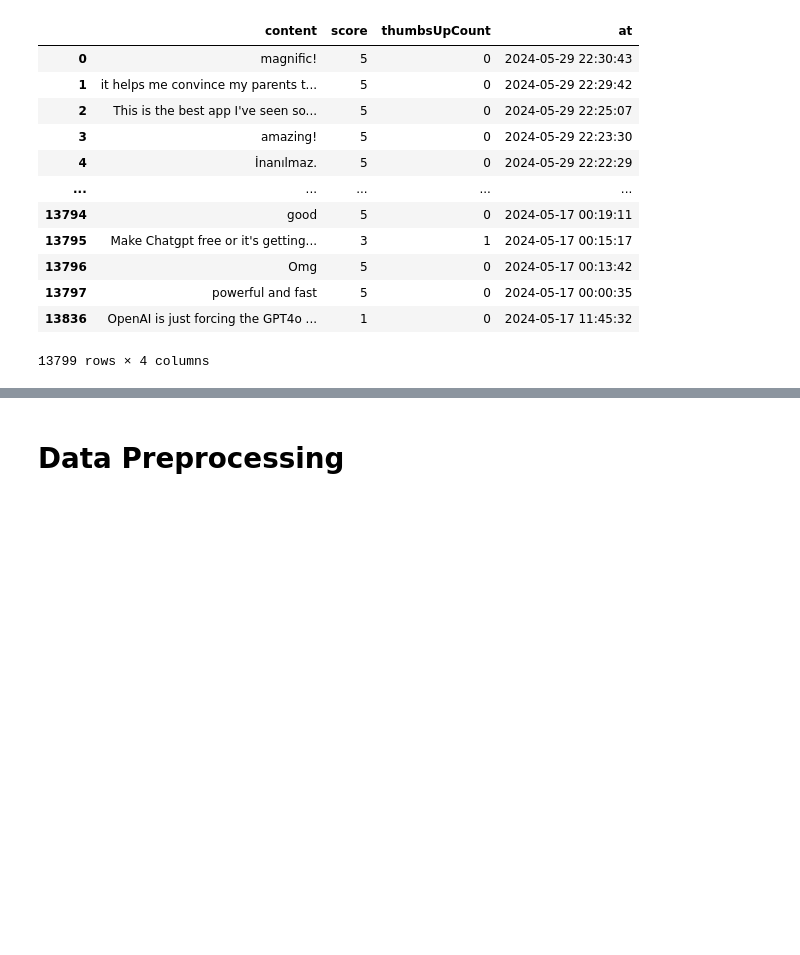
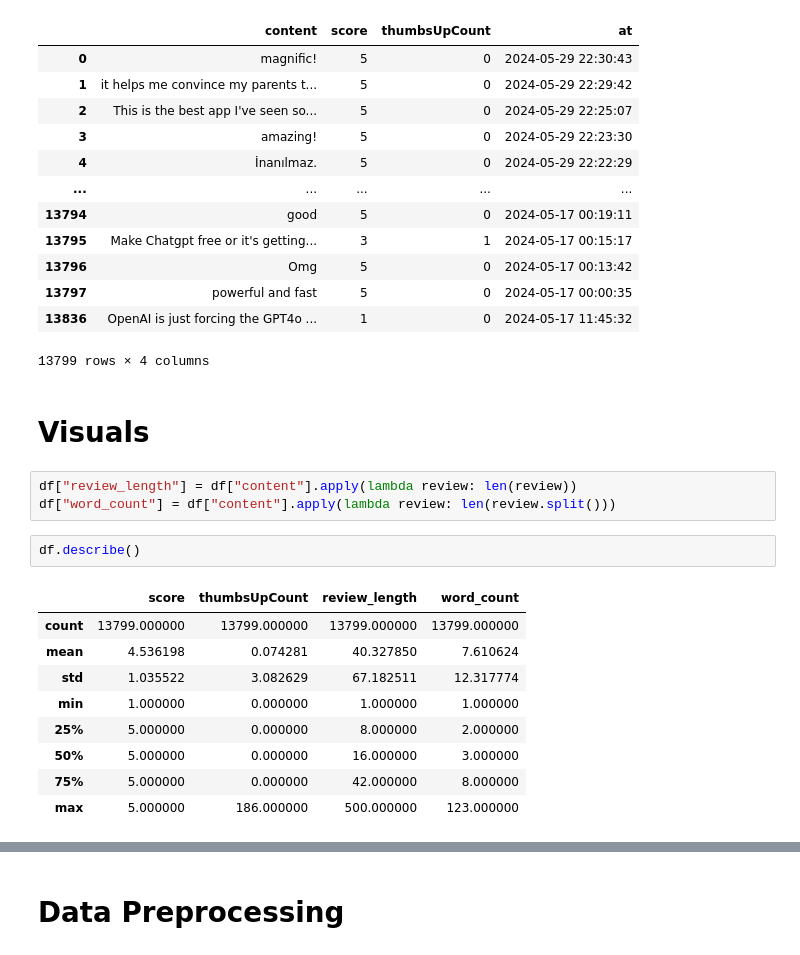
Before and after one commit to MaukanMir/Chat-GPT-Reviews-Sentiment-Analysis, a Jupyter notebook: training.ipynb, the cells around one changed output, grey strips where cells are left out. Cells and saved outputs as stored; diff of their text form; blank space fills up the shorter version.

```diff
--- a/training.ipynb
+++ b/training.ipynb
@@ -106,3 +106,20 @@ df
 | 13797 | powerful and fast | 5 | 0 | 2024-05-17 00:00:35 |
 | 13836 | OpenAI is just forcing the GPT4o ... | 1 | 0 | 2024-05-17 11:45:32 |
 13799 rows × 4 columns
+# %% [markdown]
+# Visuals
+# %%
+df["review_length"] = df["content"].apply(lambda review: len(review))
+df["word_count"] = df["content"].apply(lambda review: len(review.split()))
+# %%
+df.describe()
+# %% [output]
+|  | score | thumbsUpCount | review_length | word_count |
+| count | 13799.000000 | 13799.000000 | 13799.000000 | 13799.000000 |
+| mean | 4.536198 | 0.074281 | 40.327850 | 7.610624 |
+| std | 1.035522 | 3.082629 | 67.182511 | 12.317774 |
+| min | 1.000000 | 0.000000 | 1.000000 | 1.000000 |
+| 25% | 5.000000 | 0.000000 | 8.000000 | 2.000000 |
+| 50% | 5.000000 | 0.000000 | 16.000000 | 3.000000 |
+| 75% | 5.000000 | 0.000000 | 42.000000 | 8.000000 |
+| max | 5.000000 | 186.000000 | 500.000000 | 123.000000 |
```
Also changed, not shown: parts of 5 cells of this notebook.
